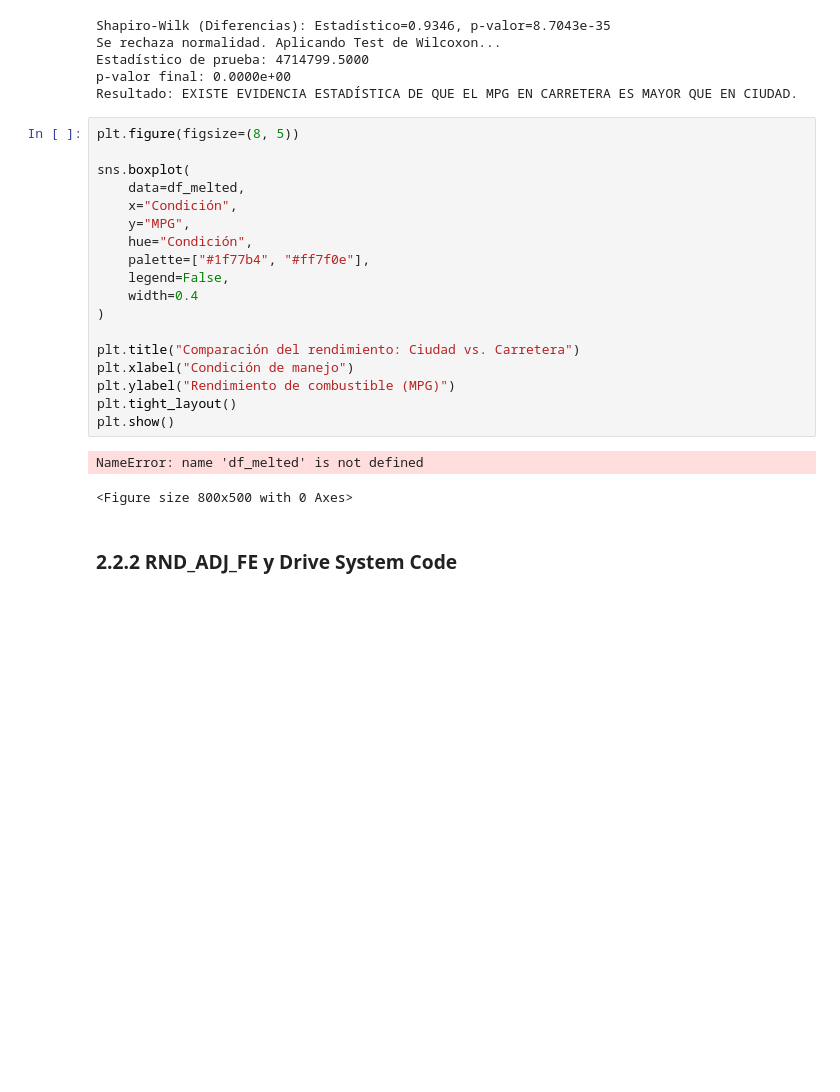
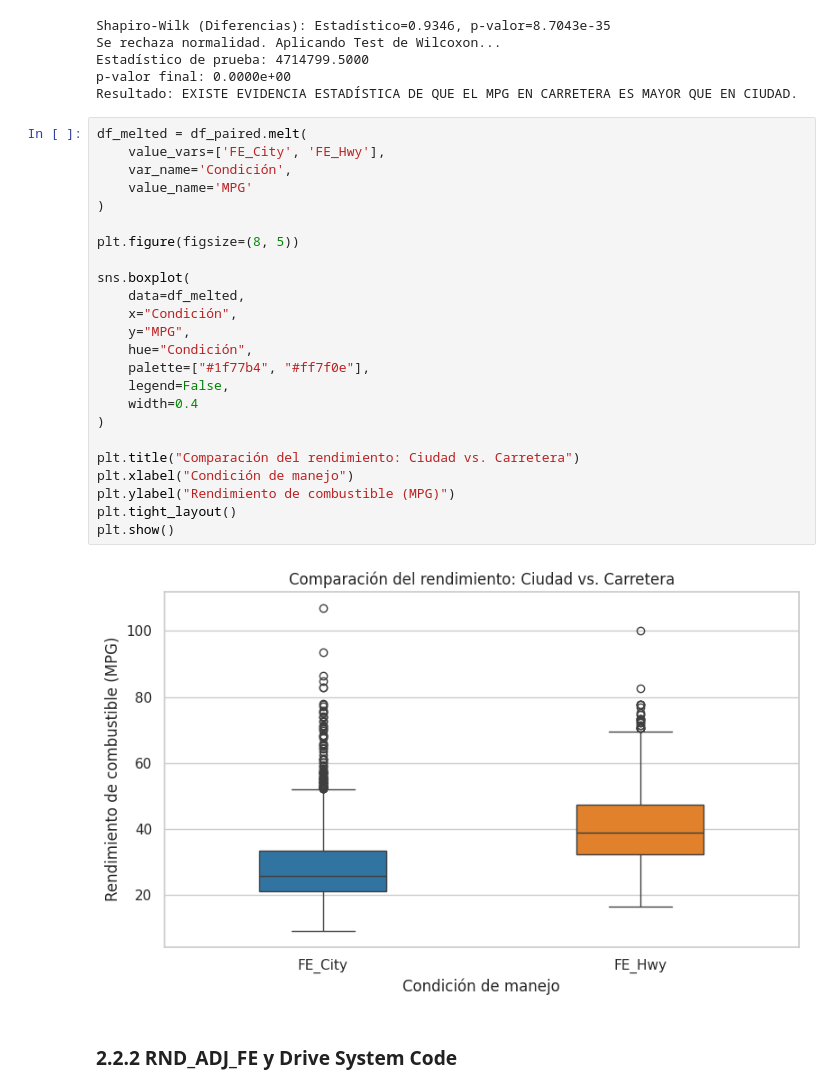
Before and after one commit to julilarzabal/TPE_Ciencia_de_Datos, a Jupyter notebook: tpe_EPA_FE.ipynb, the cells around one changed output. Saved outputs shown, nothing was run; the diff lists cells and outputs as text; blank space fills up the shorter version.

```diff
--- a/tpe_EPA_FE.ipynb
+++ b/tpe_EPA_FE.ipynb
@@ -1535,26 +1535,31 @@ Estadístico de prueba: 4714799.5000
 p-valor final: 0.0000e+00
 Resultado: EXISTE EVIDENCIA ESTADÍSTICA DE QUE EL MPG EN CARRETERA ES MAYOR QUE EN CIUDAD.
 # %%
+df_melted = df_paired.melt(
+    value_vars=['FE_City', 'FE_Hwy'],
+    var_name='Condición',
+    value_name='MPG'
+)
+
 plt.figure(figsize=(8, 5))
 
 sns.boxplot(
     data=df_melted,
     x="Condición",
     y="MPG",
     hue="Condición",
     palette=["#1f77b4", "#ff7f0e"],
     legend=False,
     width=0.4
 )
 
 plt.title("Comparación del rendimiento: Ciudad vs. Carretera")
 plt.xlabel("Condición de manejo")
 plt.ylabel("Rendimiento de combustible (MPG)")
 plt.tight_layout()
 plt.show()
 # %% [output]
-NameError: name 'df_melted' is not defined
-<Figure size 800x500 with 0 Axes>
+[figure, added]
 # %% [markdown]
 ### 2.2.2 RND_ADJ_FE y Drive System Code
 # %%
```
Also changed, not shown: 1 other file.
